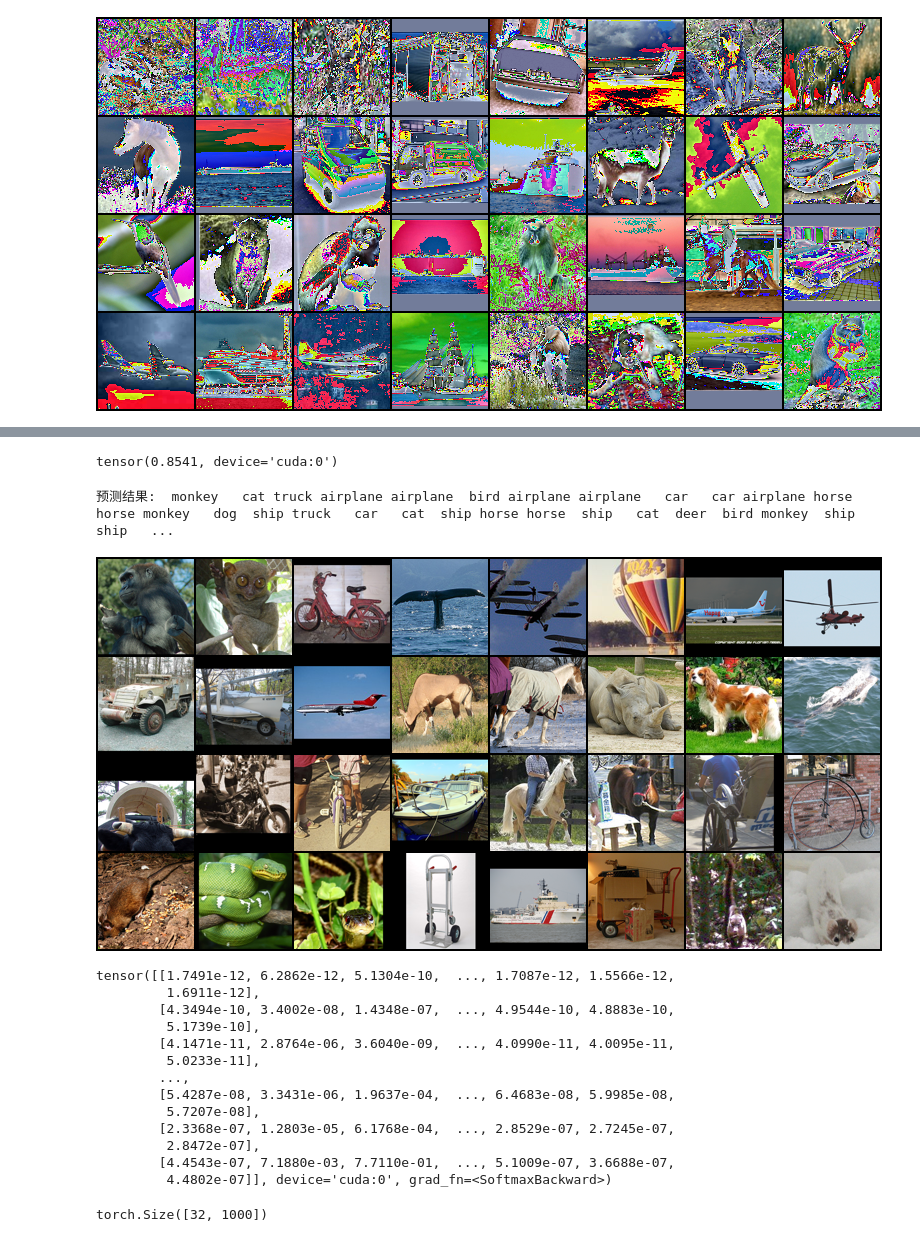
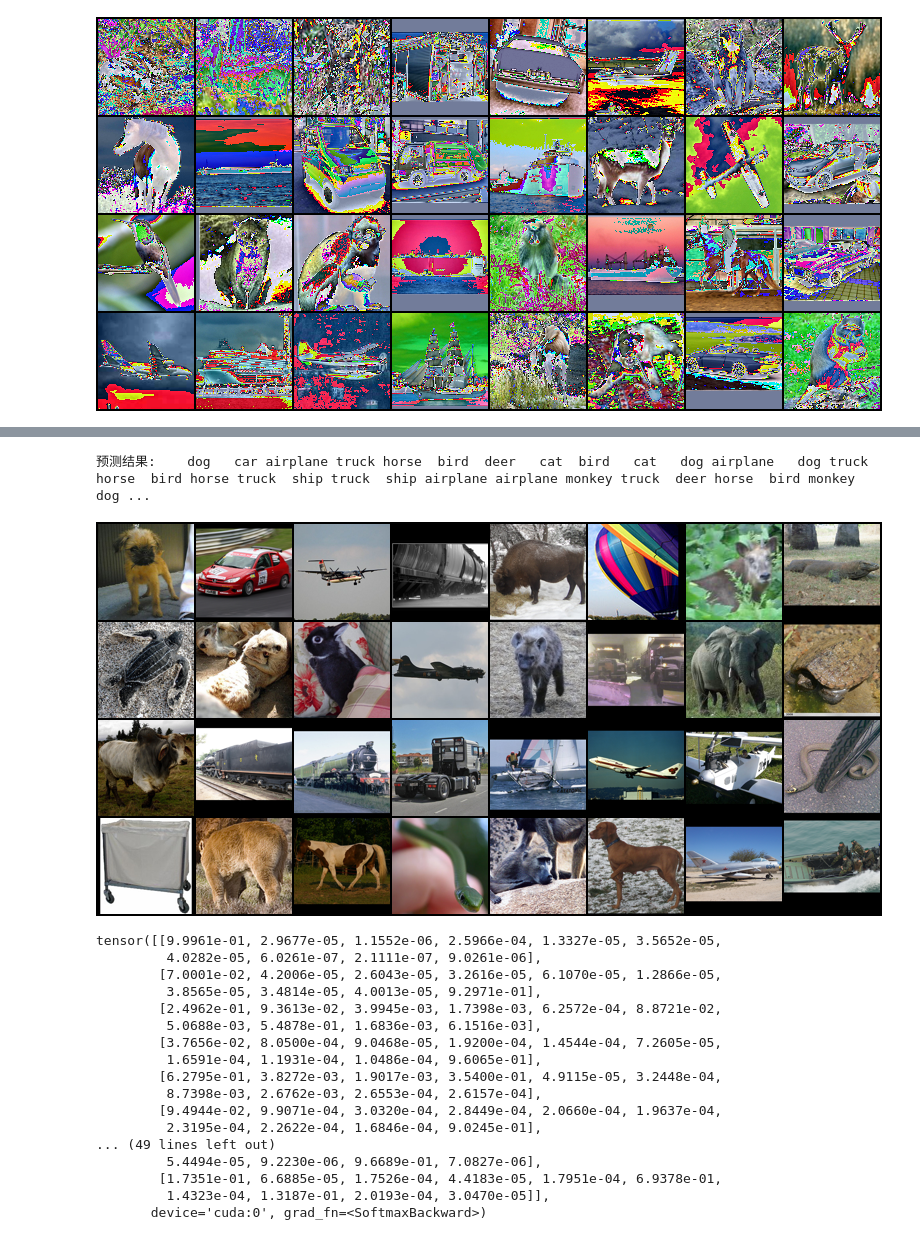
Before and after one commit to DarkFaceMonster/Pytorch-STL10, a Jupyter notebook: model.ipynb, the cells around one changed output, grey strips where cells are left out. Saved outputs shown, nothing was run; the diff lists cells and outputs as text; code cells hidden in the pictures.

```diff
--- a/model.ipynb
+++ b/model.ipynb
@@ -49,10 +49,7 @@ df_test = pd.DataFrame()
 files = glob.glob(root_path + '**\\*.png', recursive=True)
 
 df_test['img'] = [f for f in files]
-df_test['y'] = [int(f.split('\\')[-2]) for f in df_test.img]
-
-classes = ('airplane', 'bird', 'car', 'cat','deer',
-           'dog', 'horse', 'monkey', 'ship', 'truck')
+df_test['y'] = [int(f.split('\\')[-2]) - 1 for f in df_test.img]
 # %%
 train_transform = transforms.Compose([
     # transforms.Resize(image_size),
@@ -84,6 +81,11 @@ valid_dataset = STLDataset(df_test, transform=test_transform)
 
 trainloader = torch.utils.data.DataLoader(train_dataset, batch_size=batch_size, shuffle=True, num_workers=num_workers)
 validloader = torch.utils.data.DataLoader(valid_dataset, batch_size=batch_size, shuffle=False, num_workers=num_workers)
+# %%
+train_dataset = STLDataset(df_train2, transform=train_transform)
+
+
+trainloader = torch.utils.data.DataLoader(train_dataset, batch_size=batch_size, shuffle=True, num_workers=num_workers)
 # %%
 dataiter = iter(trainloader)
 images, labels, _ = dataiter.next() # 返回4张图片及标签
@@ -187,7 +188,7 @@ lr = 0.001
 loss_function = nn.CrossEntropyLoss()
 optimizer = optim.SGD(model.parameters(), lr=lr, momentum=0.9, weight_decay=5e-4)
 
-EPOCH = 300
+EPOCH = 100 #约在45-60之间收敛完毕
 net_type = 'vgg16_bn'
 best_acc = 0.0
 for epoch in range(1, EPOCH):
@@ -221,4 +221,0 @@ Test set: Average loss: 0.0091, Accuracy: 0.8435
-# %%
-best_acc
-# %% [output]
-tensor(0.8541, device='cuda:0')
@@ -225,4 +225,7 @@ tensor(0.8541, device='cuda:0')
 # %%
+num_workers = 0
+batch_size = 32
+
 root_path = '.\\input\\unlabeled\\'
 
 df_unlabeled = pd.DataFrame()
@@ -235,50 +238,50 @@ unlabeled_dataset = STLDataset(df_unlabeled, transform=test_transform)
 
 unlabeledloader = torch.utils.data.DataLoader(unlabeled_dataset, batch_size=batch_size, shuffle=True, num_workers=num_workers)
 # %%
-# dataiter = iter(unlabeledloader)
+dataiter = iter(unlabeledloader)
 images, labels, filenames = dataiter.next() # 返回4张图片及标签
 
 #print(' '.join('%11s'% classes[labels[j]-1] for j in range(32)))
 
 
 imgs = None
 for f in filenames:
     img = np.array(Image.open(f))
     if(imgs is None):
         imgs = np.concatenate([img.reshape(1, 96, 96, 3).transpose(0, 3, 1, 2)])
     else:
         imgs = np.concatenate([imgs, img.reshape(1, 96, 96, 3).transpose(0, 3, 1, 2)])
 
 # 计算图片在每个类别上的分数
 outputs = model(images.cuda())
 # 得分最高的那个类
 _, predicted = torch.max(outputs.data, 1)
 
 print('预测结果: ', ' '.join('%5s'\
-            % classes[predicted[j]-1] for j in range(32)))
+            % classes[predicted[j]] for j in range(32)))
 
 show(tv.utils.make_grid((torch.tensor(imgs))))
 # %% [output]
-预测结果:  monkey   cat truck airplane airplane  bird airplane airplane   car   car airplane horse horse monkey   dog  ship truck   car   cat  ship horse horse  ship   cat  deer  bird monkey  ship  ship   ...
+预测结果:    dog   car airplane truck horse  bird  deer   cat  bird   cat   dog airplane   dog truck horse  bird horse truck  ship truck  ship airplane airplane monkey truck  deer horse  bird monkey   dog ...
-[figure, old version]
+[figure, new version]
 # %%
 preds = outputs.softmax(dim=1)
 preds
 # %% [output]
-tensor([[1.7491e-12, 6.2862e-12, 5.1304e-10,  ..., 1.7087e-12, 1.5566e-12,
-         1.6911e-12],
-        [4.3494e-10, 3.4002e-08, 1.4348e-07,  ..., 4.9544e-10, 4.8883e-10,
-         5.1739e-10],
-        [4.1471e-11, 2.8764e-06, 3.6040e-09,  ..., 4.0990e-11, 4.0095e-11,
-         5.0233e-11],
-        ...,
-        [5.4287e-08, 3.3431e-06, 1.9637e-04,  ..., 6.4683e-08, 5.9985e-08,
-         5.7207e-08],
-        [2.3368e-07, 1.2803e-05, 6.1768e-04,  ..., 2.8529e-07, 2.7245e-07,
-         2.8472e-07],
-        [4.4543e-07, 7.1880e-03, 7.7110e-01,  ..., 5.1009e-07, 3.6688e-07,
-         4.4802e-07]], device='cuda:0', grad_fn=<SoftmaxBackward>)
+tensor([[9.9961e-01, 2.9677e-05, 1.1552e-06, 2.5966e-04, 1.3327e-05, 3.5652e-05,
+         4.0282e-05, 6.0261e-07, 2.1111e-07, 9.0261e-06],
+        [7.0001e-02, 4.2006e-05, 2.6043e-05, 3.2616e-05, 6.1070e-05, 1.2866e-05,
+         3.8565e-05, 3.4814e-05, 4.0013e-05, 9.2971e-01],
+        [2.4962e-01, 9.3613e-02, 3.9945e-03, 1.7398e-03, 6.2572e-04, 8.8721e-02,
+         5.0688e-03, 5.4878e-01, 1.6836e-03, 6.1516e-03],
+        [3.7656e-02, 8.0500e-04, 9.0468e-05, 1.9200e-04, 1.4544e-04, 7.2605e-05,
+         1.6591e-04, 1.1931e-04, 1.0486e-04, 9.6065e-01],
+        [6.2795e-01, 3.8272e-03, 1.9017e-03, 3.5400e-01, 4.9115e-05, 3.2448e-04,
+         8.7398e-03, 2.6762e-03, 2.6553e-04, 2.6157e-04],
+        [9.4944e-02, 9.9071e-04, 3.0320e-04, 2.8449e-04, 2.0660e-04, 1.9637e-04,
+         2.3195e-04, 2.2622e-04, 1.6846e-04, 9.0245e-01],
+... (49 lines left out)
+         5.4494e-05, 9.2230e-06, 9.6689e-01, 7.0827e-06],
+        [1.7351e-01, 6.6885e-05, 1.7526e-04, 4.4183e-05, 1.7951e-04, 6.9378e-01,
+         1.4323e-04, 1.3187e-01, 2.0193e-04, 3.0470e-05]],
+       device='cuda:0', grad_fn=<SoftmaxBackward>)
-# %%
-preds.shape
-# %% [output]
-torch.Size([32, 1000])
```
Also changed, not shown: parts of 13 cells of this notebook.
